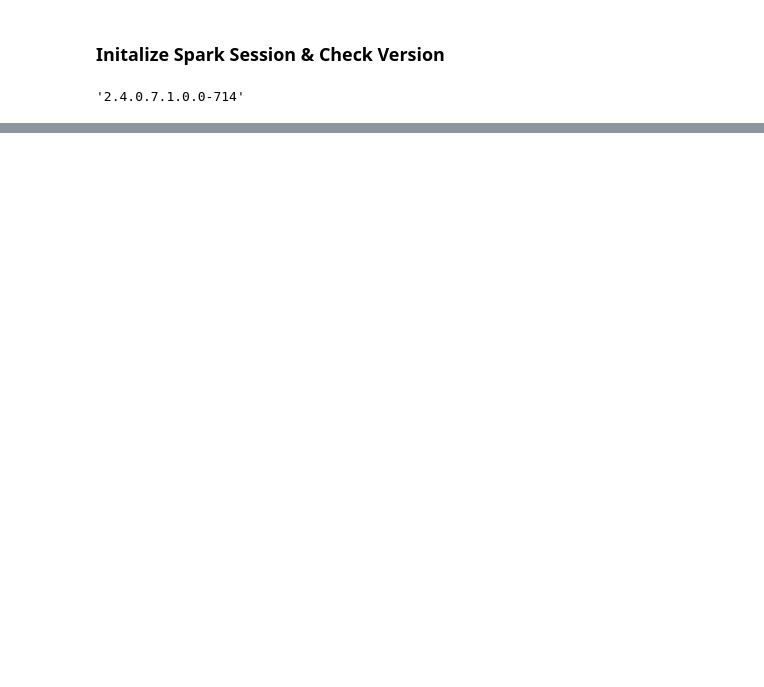
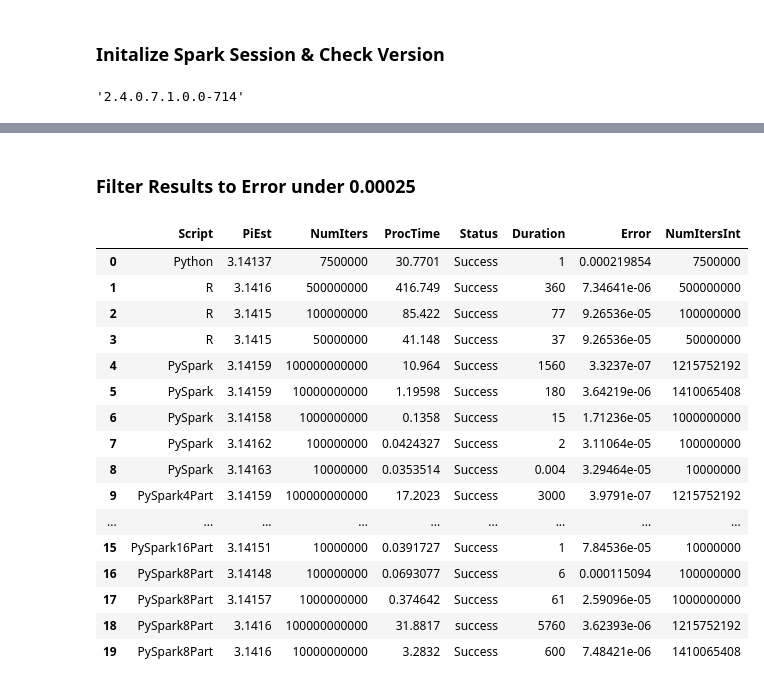
Before and after one commit to BrooksIan/EstimatingPi, a Jupyter notebook: EstResults.ipynb, the cells around one changed output, grey strips where cells are left out. Saved outputs shown, nothing was run; the diff lists cells and outputs as text; code cells hidden in the pictures; blank space fills up the shorter version.

```diff
--- a/EstResults.ipynb
+++ b/EstResults.ipynb
@@ -52,7 +99,7 @@ put: `/tmp/pi_experiments.json': File exists
 #initalize Spark Session
 spark = SparkSession.builder \
       .appName("Review Pi Estimations") \
-      .config('spark.shuffle.service.enabled',"True") \
+      .master("k8s://https://kubernetes.default.svc.cluster.local:443") \
       .getOrCreate()
 # %%
 spark.version
@@ -65,0 +122,6 @@ raw_data = spark.read.json("pi_experiments.json")
+# %%
+#Build Spark Dataframe from File
+
+
+df_raw = spark.read.option("header", "true").option("inferschema", "true").csv("/home/cdsw/PIEstimateResults.csv")
+df_PiEsts = df_raw.withColumn("NumItersInt", df_raw["NumIters"].cast(IntegerType()))
@@ -65,0 +167,24 @@ raw_data = spark.read.json("pi_experiments.json")
+# %% [markdown]
+### Filter Results to Error under 0.00025
+# %%
+# Filter by Error value
+pdf2=df_PiEsts.filter('Error < 0.00025').toPandas()
+pdf2.style
+# %% [output]
+|  | Script | PiEst | NumIters | ProcTime | Status | Duration | Error | NumItersInt |
+| 0 | Python | 3.14137 | 7500000 | 30.7701 | Success | 1 | 0.000219854 | 7500000 |
+| 1 | R | 3.1416 | 500000000 | 416.749 | Success | 360 | 7.34641e-06 | 500000000 |
+| 2 | R | 3.1415 | 100000000 | 85.422 | Success | 77 | 9.26536e-05 | 100000000 |
+| 3 | R | 3.1415 | 50000000 | 41.148 | Success | 37 | 9.26536e-05 | 50000000 |
+| 4 | PySpark | 3.14159 | 100000000000 | 10.964 | Success | 1560 | 3.3237e-07 | 1215752192 |
+| 5 | PySpark | 3.14159 | 10000000000 | 1.19598 | Success | 180 | 3.64219e-06 | 1410065408 |
+| 6 | PySpark | 3.14158 | 1000000000 | 0.1358 | Success | 15 | 1.71236e-05 | 1000000000 |
+| 7 | PySpark | 3.14162 | 100000000 | 0.0424327 | Success | 2 | 3.11064e-05 | 100000000 |
+| 8 | PySpark | 3.14163 | 10000000 | 0.0353514 | Success | 0.004 | 3.29464e-05 | 10000000 |
+| 9 | PySpark4Part | 3.14159 | 100000000000 | 17.2023 | Success | 3000 | 3.9791e-07 | 1215752192 |
+| ... | ... | ... | ... | ... | ... | ... | ... | ... |
+| 15 | PySpark16Part | 3.14151 | 10000000 | 0.0391727 | Success | 1 | 7.84536e-05 | 10000000 |
+| 16 | PySpark8Part | 3.14148 | 100000000 | 0.0693077 | Success | 6 | 0.000115094 | 100000000 |
+| 17 | PySpark8Part | 3.14157 | 1000000000 | 0.374642 | Success | 61 | 2.59096e-05 | 1000000000 |
+| 18 | PySpark8Part | 3.1416 | 100000000000 | 31.8817 | success | 5760 | 3.62393e-06 | 1215752192 |
+| 19 | PySpark8Part | 3.1416 | 10000000000 | 3.2832 | Success | 600 | 7.48421e-06 | 1410065408 |
```
Also changed, not shown: parts of 25 cells of this notebook, 2 other files.
